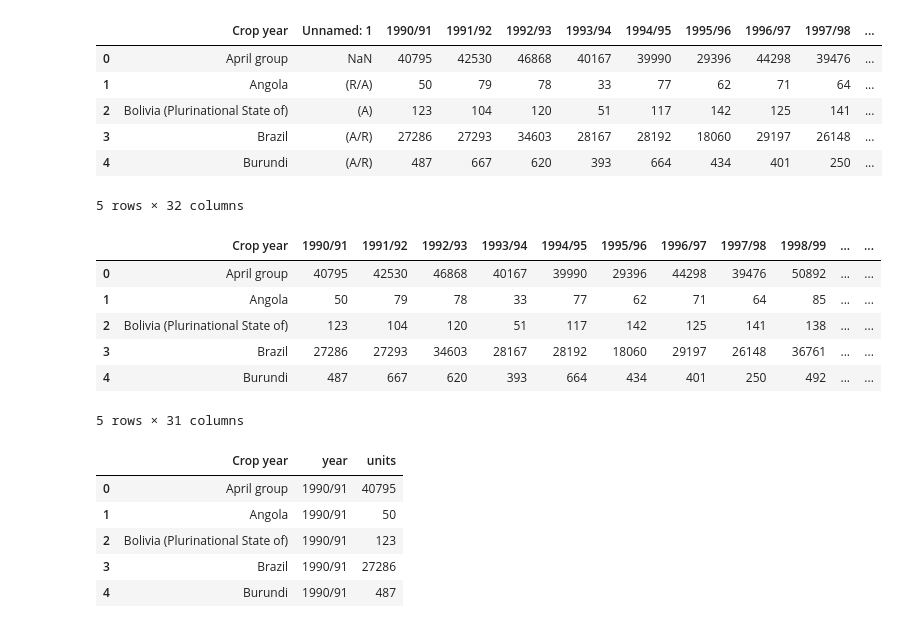
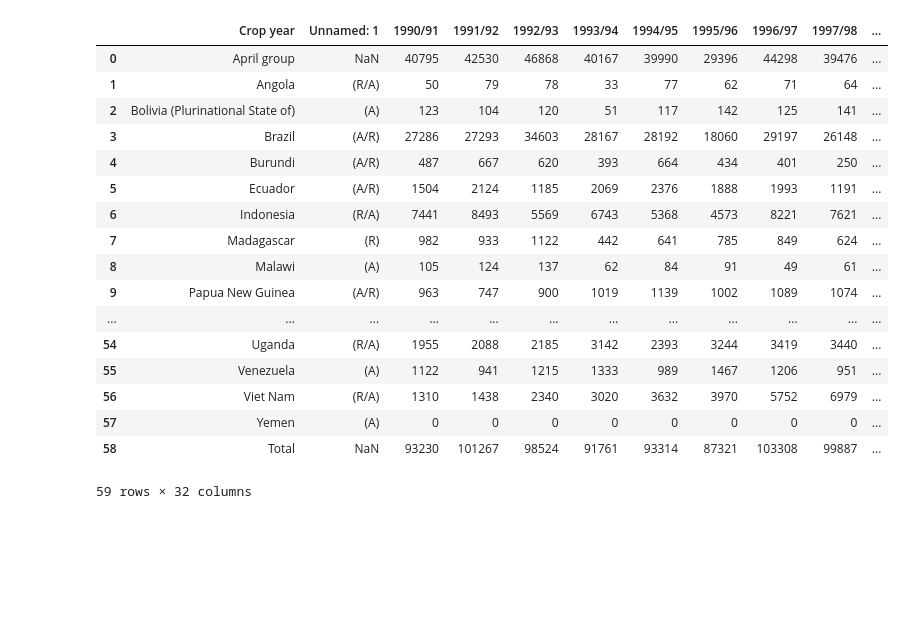
Before and after one commit to hpuma/global-coffee-trade-historical-data, a Jupyter notebook: curation/data_wrangling.ipynb, the cells around one changed output. Saved outputs shown, nothing was run; the diff lists cells and outputs as text; code cells hidden in the pictures; blank space fills up the shorter version.

```diff
--- a/curation/data_wrangling.ipynb
+++ b/curation/data_wrangling.ipynb
@@ -6,36 +6,30 @@ import matplotlib.pyplot as plt
 %matplotlib inline
 # %%
 df = pd.read_csv("../data/total_production_v1.csv")
-df.head()
+df
 # %% [output]
 |  | Crop year | Unnamed: 1 | 1990/91 | 1991/92 | 1992/93 | 1993/94 | 1994/95 | 1995/96 | 1996/97 | 1997/98 | ... |
 | 0 | April group | NaN | 40795 | 42530 | 46868 | 40167 | 39990 | 29396 | 44298 | 39476 | ... |
 | 1 | Angola | (R/A) | 50 | 79 | 78 | 33 | 77 | 62 | 71 | 64 | ... |
 | 2 | Bolivia (Plurinational State of) | (A) | 123 | 104 | 120 | 51 | 117 | 142 | 125 | 141 | ... |
 | 3 | Brazil | (A/R) | 27286 | 27293 | 34603 | 28167 | 28192 | 18060 | 29197 | 26148 | ... |
 | 4 | Burundi | (A/R) | 487 | 667 | 620 | 393 | 664 | 434 | 401 | 250 | ... |
+| 5 | Ecuador | (A/R) | 1504 | 2124 | 1185 | 2069 | 2376 | 1888 | 1993 | 1191 | ... |
+| 6 | Indonesia | (R/A) | 7441 | 8493 | 5569 | 6743 | 5368 | 4573 | 8221 | 7621 | ... |
+| 7 | Madagascar | (R) | 982 | 933 | 1122 | 442 | 641 | 785 | 849 | 624 | ... |
+| 8 | Malawi | (A) | 105 | 124 | 137 | 62 | 84 | 91 | 49 | 61 | ... |
+| 9 | Papua New Guinea | (A/R) | 963 | 747 | 900 | 1019 | 1139 | 1002 | 1089 | 1074 | ... |
+| ... | ... | ... | ... | ... | ... | ... | ... | ... | ... | ... | ... |
+| 54 | Uganda | (R/A) | 1955 | 2088 | 2185 | 3142 | 2393 | 3244 | 3419 | 3440 | ... |
+| 55 | Venezuela | (A) | 1122 | 941 | 1215 | 1333 | 989 | 1467 | 1206 | 951 | ... |
+| 56 | Viet Nam | (R/A) | 1310 | 1438 | 2340 | 3020 | 3632 | 3970 | 5752 | 6979 | ... |
+| 57 | Yemen | (A) | 0 | 0 | 0 | 0 | 0 | 0 | 0 | 0 | ... |
+| 58 | Total | NaN | 93230 | 101267 | 98524 | 91761 | 93314 | 87321 | 103308 | 99887 | ... |
-5 rows × 32 columns
+59 rows × 32 columns
 # %%
 # Remove unnecessary columns
 df = df.drop(columns="Unnamed: 1")
-df.head()
-# %% [output]
-|  | Crop year | 1990/91 | 1991/92 | 1992/93 | 1993/94 | 1994/95 | 1995/96 | 1996/97 | 1997/98 | 1998/99 | ... | ... |
-| 0 | April group | 40795 | 42530 | 46868 | 40167 | 39990 | 29396 | 44298 | 39476 | 50892 | ... | ... |
-| 1 | Angola | 50 | 79 | 78 | 33 | 77 | 62 | 71 | 64 | 85 | ... | ... |
-| 2 | Bolivia (Plurinational State of) | 123 | 104 | 120 | 51 | 117 | 142 | 125 | 141 | 138 | ... | ... |
-| 3 | Brazil | 27286 | 27293 | 34603 | 28167 | 28192 | 18060 | 29197 | 26148 | 36761 | ... | ... |
-| 4 | Burundi | 487 | 667 | 620 | 393 | 664 | 434 | 401 | 250 | 492 | ... | ... |
-5 rows × 31 columns
 # %%
-# Melt column years where column year turns to column value
-df = df.melt(id_vars=["Crop year"], var_name="year", value_name="units")
-df.head()
+# Rename columns: rename, crop year to country
+df = df.rename(columns={"Crop year": "country"})
-# %% [output]
-|  | Crop year | year | units |
-| 0 | April group | 1990/91 | 40795 |
-| 1 | Angola | 1990/91 | 50 |
-| 2 | Bolivia (Plurinational State of) | 1990/91 | 123 |
-| 3 | Brazil | 1990/91 | 27286 |
-| 4 | Burundi | 1990/91 | 487 |
 # %%
```
Also changed, not shown: parts of 10 cells of this notebook.
